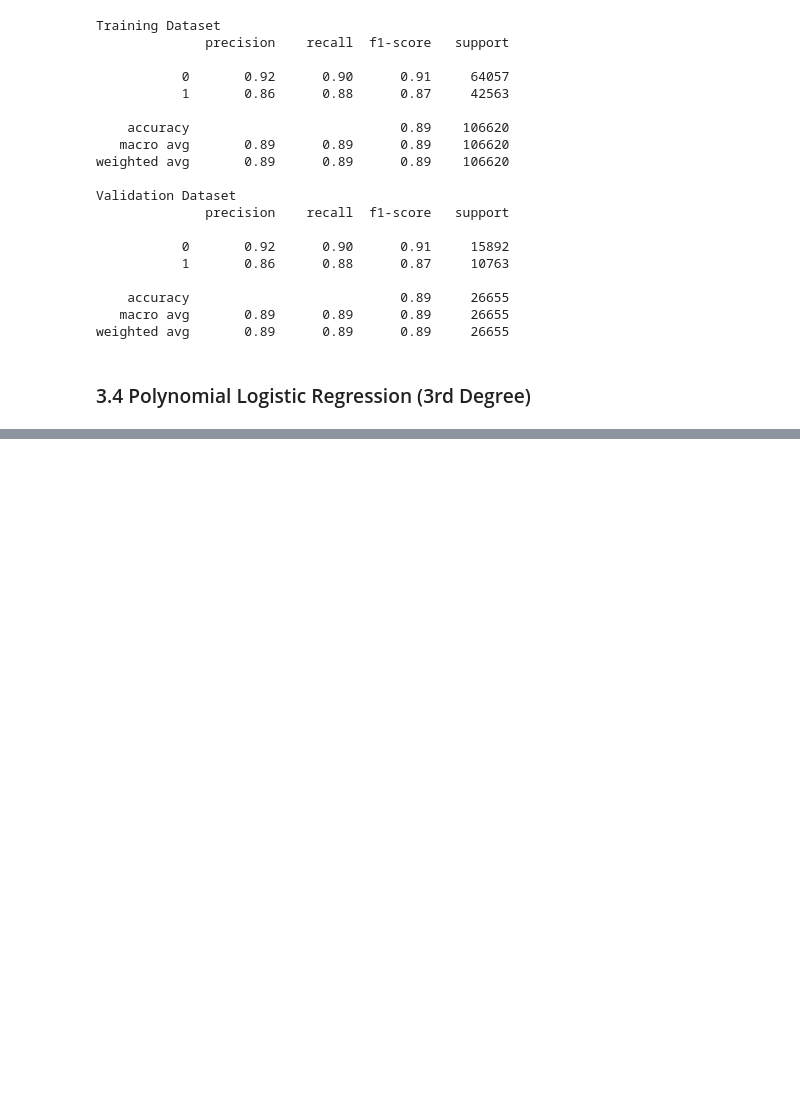
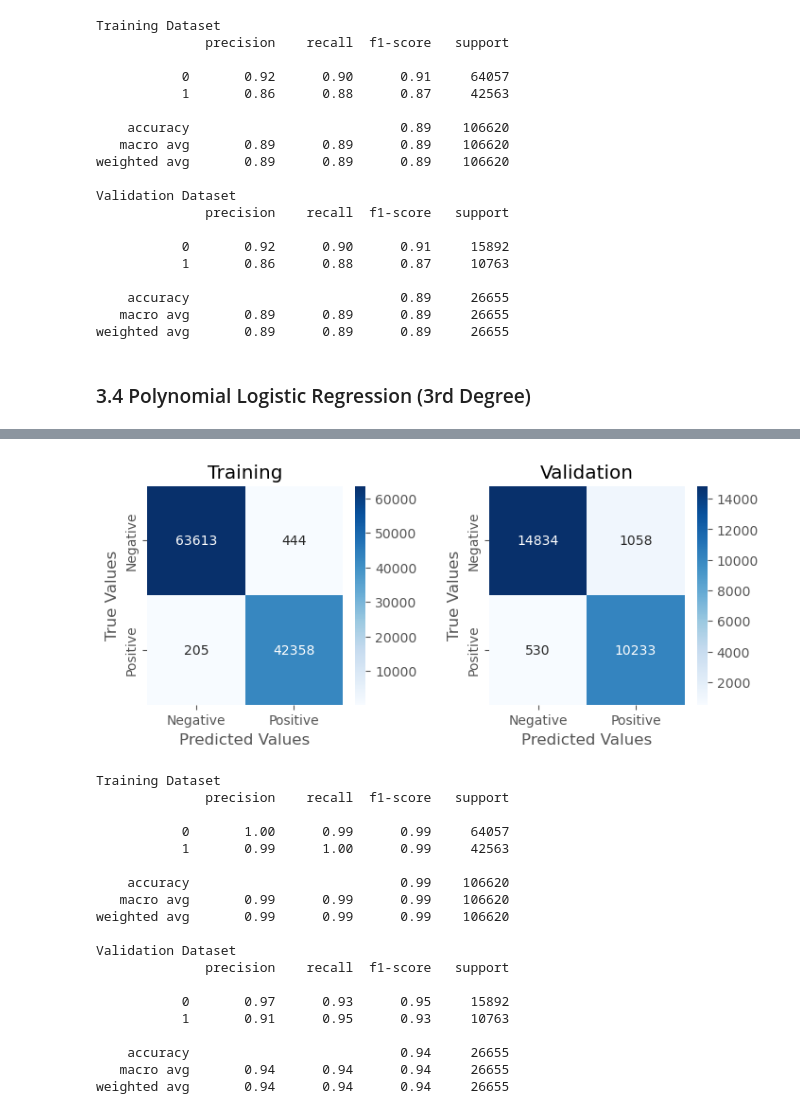
Before and after one commit to an6122003/COSC2753-Machine-Learning-ASM1-2024A, a Jupyter notebook: notebooks/4. Model Development.ipynb, the cells around one changed output, grey strips where cells are left out. Drawn from its saved outputs; the diff is of its cells as text; code cells hidden in the pictures; blank space fills up the shorter version.

```diff
--- a/notebooks/4. Model Development.ipynb
+++ b/notebooks/4. Model Development.ipynb
@@ -354,0 +441,23 @@ show_train_val_confusion_matrix(y_train, y_train_pred, y_val, y_val_pred)
+# %%
+show_train_val_confusion_matrix(y_train, y_train_pred, y_val, y_val_pred)
+# %% [output]
+[figure, added]
+Training Dataset
+              precision    recall  f1-score   support
+
+           0       1.00      0.99      0.99     64057
+           1       0.99      1.00      0.99     42563
+
+    accuracy                           0.99    106620
+   macro avg       0.99      0.99      0.99    106620
+weighted avg       0.99      0.99      0.99    106620
+
+Validation Dataset
+              precision    recall  f1-score   support
+
+           0       0.97      0.93      0.95     15892
+           1       0.91      0.95      0.93     10763
+
+    accuracy                           0.94     26655
+   macro avg       0.94      0.94      0.94     26655
+weighted avg       0.94      0.94      0.94     26655
```
Also changed, not shown: parts of 7 cells of this notebook.
